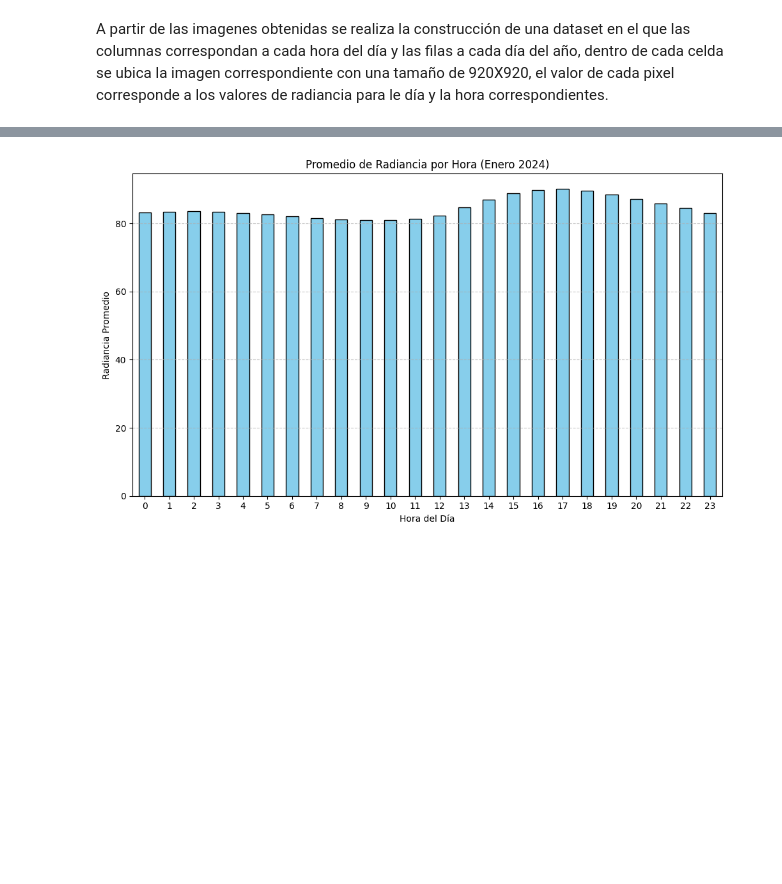
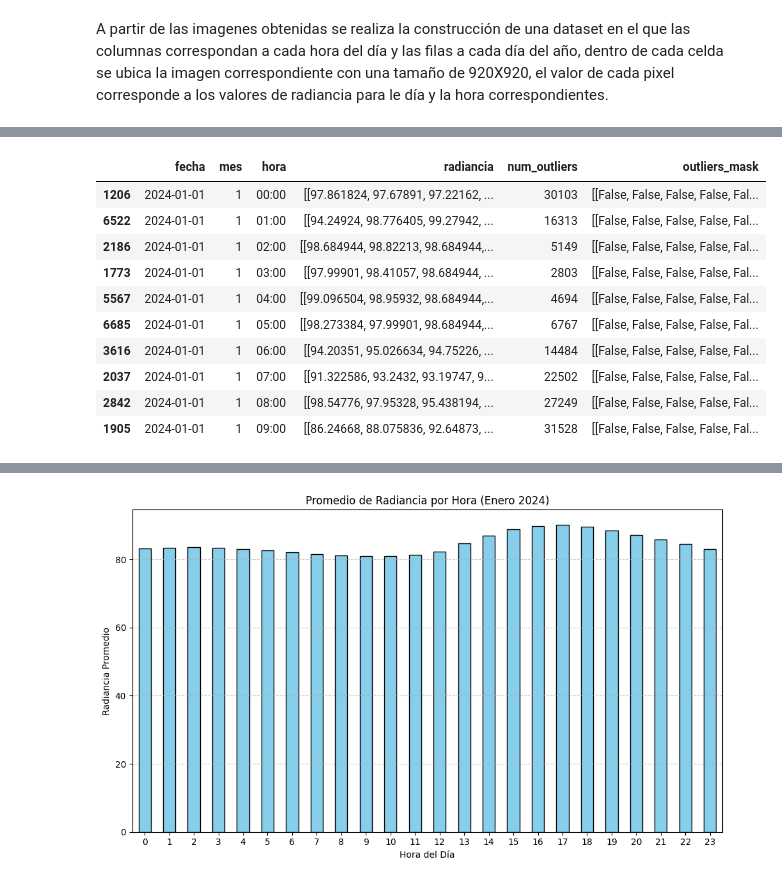
Before and after one commit to alwos19/monografia_esp_cd, a Jupyter notebook: G02.ipynb, the cells around one changed output, grey strips where cells are left out. Saved outputs shown, nothing was run; the diff lists cells and outputs as text; code cells hidden in the pictures; blank space fills up the shorter version.

```diff
--- a/G02.ipynb
+++ b/G02.ipynb
@@ -109,0 +186,14 @@ IndexError: index 24 is out of bounds for axis 0 with size 24
+# %%
+df_imagenes.head(10)
+# %% [output]
+|  | fecha | mes | hora | radiancia | num_outliers | outliers_mask |
+| 1206 | 2024-01-01 | 1 | 00:00 | [[97.861824, 97.67891, 97.22162, ... | 30103 | [[False, False, False, False, Fal... |
+| 6522 | 2024-01-01 | 1 | 01:00 | [[94.24924, 98.776405, 99.27942, ... | 16313 | [[False, False, False, False, Fal... |
+| 2186 | 2024-01-01 | 1 | 02:00 | [[98.684944, 98.82213, 98.684944,... | 5149 | [[False, False, False, False, Fal... |
+| 1773 | 2024-01-01 | 1 | 03:00 | [[97.99901, 98.41057, 98.684944, ... | 2803 | [[False, False, False, False, Fal... |
+| 5567 | 2024-01-01 | 1 | 04:00 | [[99.096504, 98.95932, 98.684944,... | 4694 | [[False, False, False, False, Fal... |
+| 6685 | 2024-01-01 | 1 | 05:00 | [[98.273384, 97.99901, 98.684944,... | 6767 | [[False, False, False, False, Fal... |
+| 3616 | 2024-01-01 | 1 | 06:00 | [[94.20351, 95.026634, 94.75226, ... | 14484 | [[False, False, False, False, Fal... |
+| 2037 | 2024-01-01 | 1 | 07:00 | [[91.322586, 93.2432, 93.19747, 9... | 22502 | [[False, False, False, False, Fal... |
+| 2842 | 2024-01-01 | 1 | 08:00 | [[98.54776, 97.95328, 95.438194, ... | 27249 | [[False, False, False, False, Fal... |
+| 1905 | 2024-01-01 | 1 | 09:00 | [[86.24668, 88.075836, 92.64873, ... | 31528 | [[False, False, False, False, Fal... |
```
Also changed, not shown: parts of 12 cells of this notebook.
